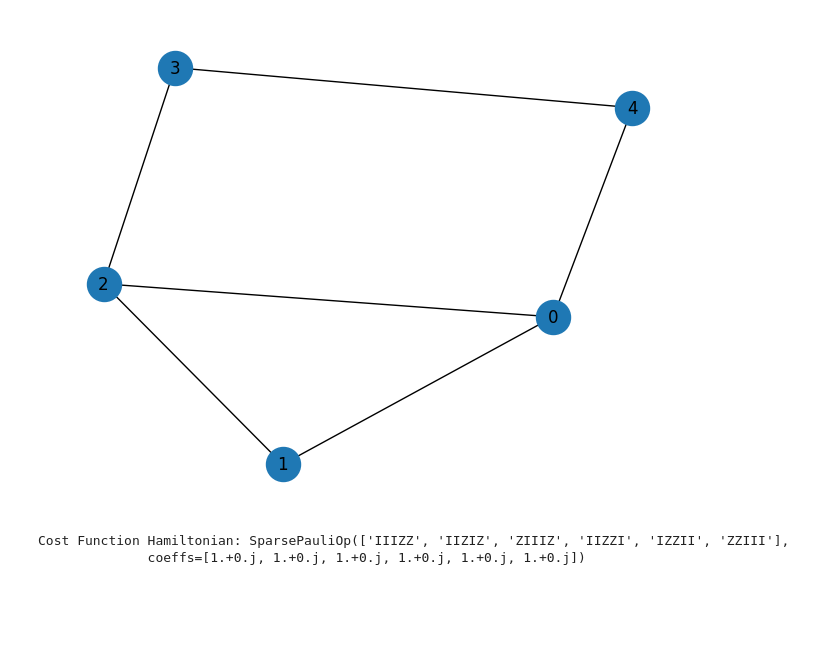
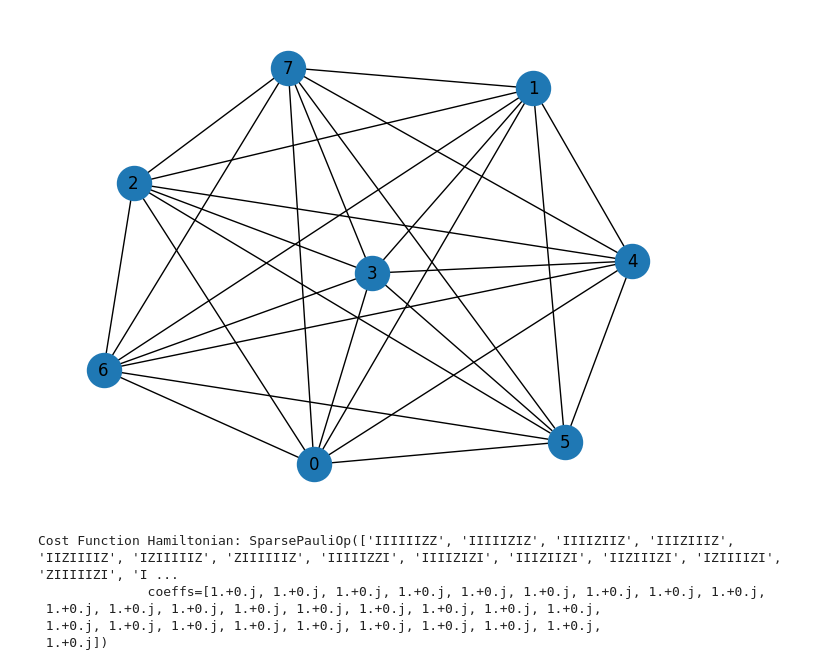
Before and after one commit to revilooliver/QuCLEAR, a Jupyter notebook: benchmarks/qaoa_direct_optimization/qaoa_max_cut_exp1.ipynb, the cells around one changed output. Drawn from its saved outputs; the diff is of its cells as text; code cells hidden in the pictures; blank space fills up the shorter version.

```diff
--- a/benchmarks/qaoa_direct_optimization/qaoa_max_cut_exp1.ipynb
+++ b/benchmarks/qaoa_direct_optimization/qaoa_max_cut_exp1.ipynb
@@ -215,27 +215,30 @@ def sim_job(circ):
 #     length=len(pauli)
 #     return length-pauli.count("I")
 # %%
-n = 5
+n = 8
 totter_number=5 #the number of layers in QAOA.
 number_of_edges=n*(n-1)
 
 # graph = rx.PyGraph()
 # graph.add_nodes_from(np.arange(0, n, 1))
 # edge_list = [(0, 1, 1.0), (0, 2, 1.0), (0, 4, 1.0), (1, 2, 1.0), (2, 3, 1.0), (3, 4, 1.0)]
 # graph.add_edges_from(edge_list)
 # draw_graph(graph, node_size=600, with_labels=True)
 
 graph=maxcut.build_graph(n, number_of_edges)
 # %% [output]
-[figure, old version]
+[figure, new version]
 # %%
 max_cut_paulis = maxcut.build_max_cut_paulis(graph)
 
 cost_hamiltonian = SparsePauliOp.from_list(max_cut_paulis)
 print("Cost Function Hamiltonian:", cost_hamiltonian)
 # %% [output]
-Cost Function Hamiltonian: SparsePauliOp(['IIIZZ', 'IIZIZ', 'ZIIIZ', 'IIZZI', 'IZZII', 'ZZIII'],
-              coeffs=[1.+0.j, 1.+0.j, 1.+0.j, 1.+0.j, 1.+0.j, 1.+0.j])
+Cost Function Hamiltonian: SparsePauliOp(['IIIIIIZZ', 'IIIIIZIZ', 'IIIIZIIZ', 'IIIZIIIZ', 'IIZIIIIZ', 'IZIIIIIZ', 'ZIIIIIIZ', 'IIIIIZZI', 'IIIIZIZI', 'IIIZIIZI', 'IIZIIIZI', 'IZIIIIZI', 'ZIIIIIZI', 'I ...
+              coeffs=[1.+0.j, 1.+0.j, 1.+0.j, 1.+0.j, 1.+0.j, 1.+0.j, 1.+0.j, 1.+0.j, 1.+0.j,
+ 1.+0.j, 1.+0.j, 1.+0.j, 1.+0.j, 1.+0.j, 1.+0.j, 1.+0.j, 1.+0.j, 1.+0.j,
+ 1.+0.j, 1.+0.j, 1.+0.j, 1.+0.j, 1.+0.j, 1.+0.j, 1.+0.j, 1.+0.j, 1.+0.j,
+ 1.+0.j])
 # %%
 hamiltonians=maxcut.max_cut_pauli_layers(graph, totter_number)
 new_hamiltonians, end_ops=update_hamiltonians(hamiltonians)
```
Also changed, not shown: parts of 6 cells of this notebook, 9 other files.
